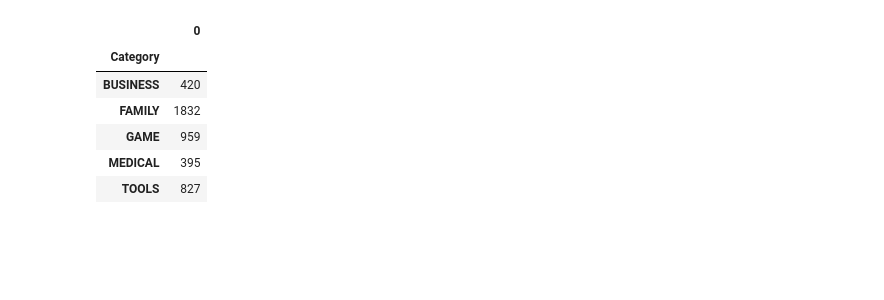
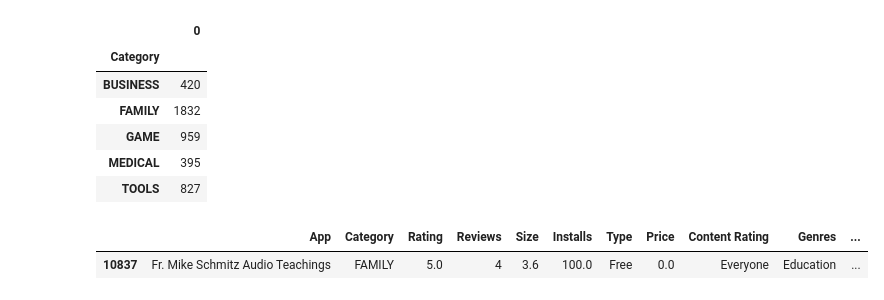
Before and after one commit to FANJIYU0825/Data-Visualization-Final-Project, a Jupyter notebook: persudu/tmp.ipynb, the cells around one changed output. Saved outputs shown, nothing was run; the diff lists cells and outputs as text; code cells hidden in the pictures; blank space fills up the shorter version.

```diff
--- a/persudu/tmp.ipynb
+++ b/persudu/tmp.ipynb
@@ -121,3 +134,8 @@ cat_count_df
 | GAME | 959 |
 | MEDICAL | 395 |
 | TOOLS | 827 |
+# %%
+df[(df['App']=='Fr. Mike Schmitz Audio Teachings')]
+# %% [output]
+|  | App | Category | Rating | Reviews | Size | Installs | Type | Price | Content Rating | Genres | ... |
+| 10837 | Fr. Mike Schmitz Audio Teachings | FAMILY | 5.0 | 4 | 3.6 | 100.0 | Free | 0.0 | Everyone | Education | ... |
```
Also changed, not shown: parts of 5 cells of this notebook, 9 other files.
